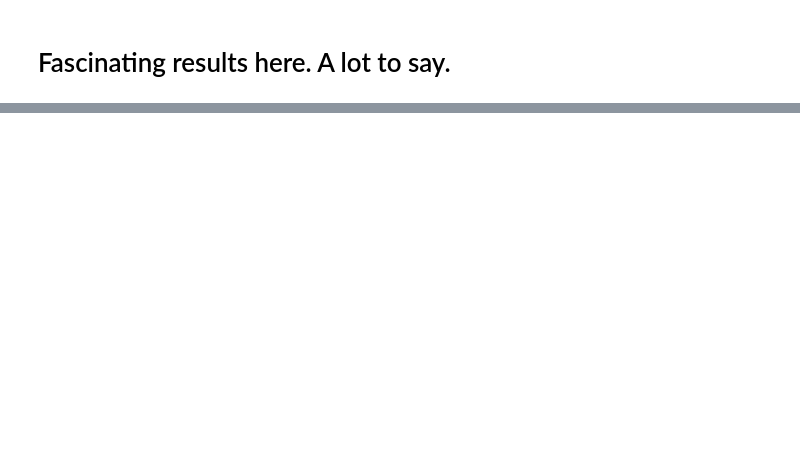
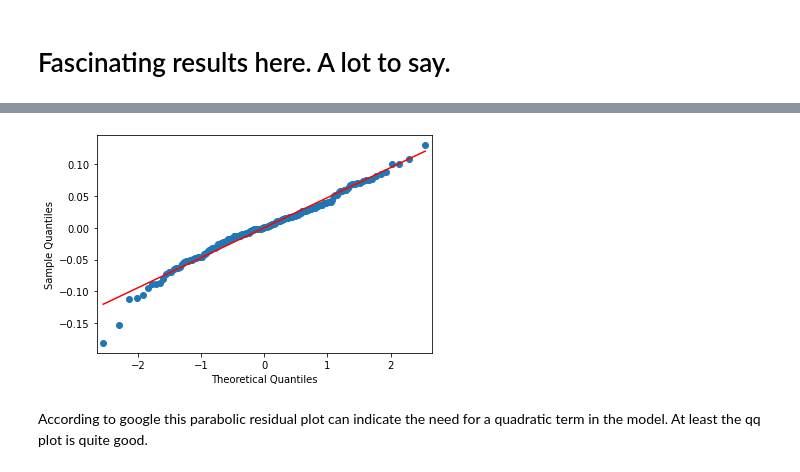
Before and after one commit to sbslaton/230-254-Final-Projects, a Jupyter notebook: 230/code/Modeling.ipynb, the cells around one changed output, grey strips where cells are left out. Cells and saved outputs as stored; diff of their text form; code cells hidden in the pictures; blank space fills up the shorter version.

Commit message:
More 230 modeling

```diff
--- a/230/code/Modeling.ipynb
+++ b/230/code/Modeling.ipynb
@@ -447,0 +494,10 @@ summary
+# %%
+residuals = mod_aic_forward.resid
+
+# Create the residual plot using matplotlib
+fig, ax = plt.subplots()
+ax.scatter(mod_aic_forward.predict(), residuals)
+ax.axhline(y=0, color='r', linestyle='-')
+ax.set_xlabel('Predicted values')
+ax.set_ylabel('Residuals')
+plt.show()
@@ -447,0 +506,10 @@ summary
+# %%
+import statsmodels
+
+fig, ax = plt.subplots()
+statsmodels.graphics.gofplots.qqplot(residuals, ax=ax, line='r')
+plt.show()
+# %% [output]
+[figure, added]
+# %% [markdown]
+According to google this parabolic residual plot can indicate the need for a quadratic term in the model. At least the qq plot is quite good.
```
Also changed, not shown: parts of 39 cells of this notebook, 3 other files.
